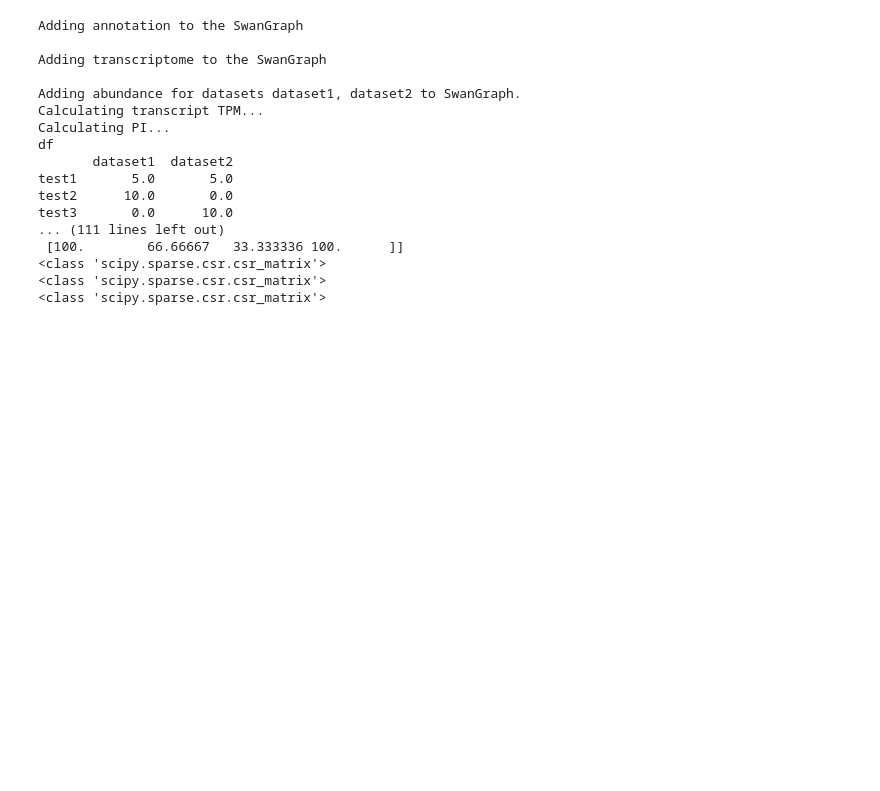
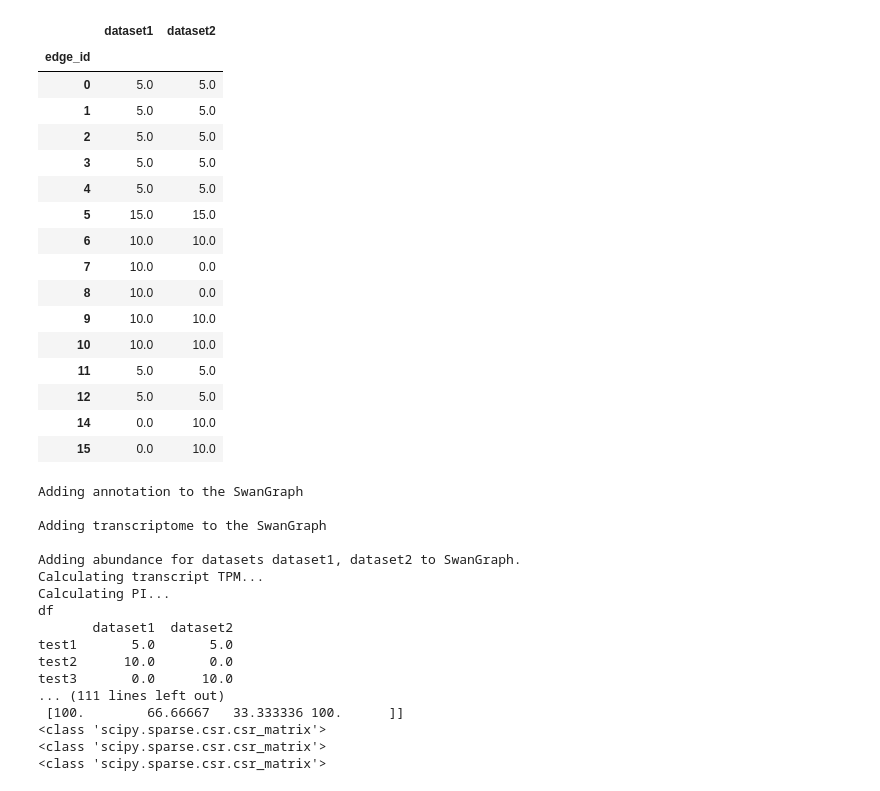
Before and after one commit to mortazavilab/swan_vis, a Jupyter notebook: tutorials/220212_fix_abundance.ipynb, the cells around one changed output. Drawn from its saved outputs; the diff is of its cells as text; code cells hidden in the pictures; blank space fills up the shorter version.

Commit message:
rough draft of working report code / fixed code where sparse groupbys happen

```diff
--- a/tutorials/220212_fix_abundance.ipynb
+++ b/tutorials/220212_fix_abundance.ipynb
@@ -8,3 +1092,23 @@ import numpy as np
+# %%
+edge_exp_df.groupby(by='edge_id', as_index=True).sum()
+# %% [output]
+|  | dataset1 | dataset2 |
+| edge_id |  |  |
+| 0 | 5.0 | 5.0 |
+| 1 | 5.0 | 5.0 |
+| 2 | 5.0 | 5.0 |
+| 3 | 5.0 | 5.0 |
+| 4 | 5.0 | 5.0 |
+| 5 | 15.0 | 15.0 |
+| 6 | 10.0 | 10.0 |
+| 7 | 10.0 | 0.0 |
+| 8 | 10.0 | 0.0 |
+| 9 | 10.0 | 10.0 |
+| 10 | 10.0 | 10.0 |
+| 11 | 5.0 | 5.0 |
+| 12 | 5.0 | 5.0 |
+| 14 | 0.0 | 10.0 |
+| 15 | 0.0 | 10.0 |
 # %%
 # added
 # utils.py
```
Also changed, not shown: parts of 16 cells of this notebook, 3 other files.
